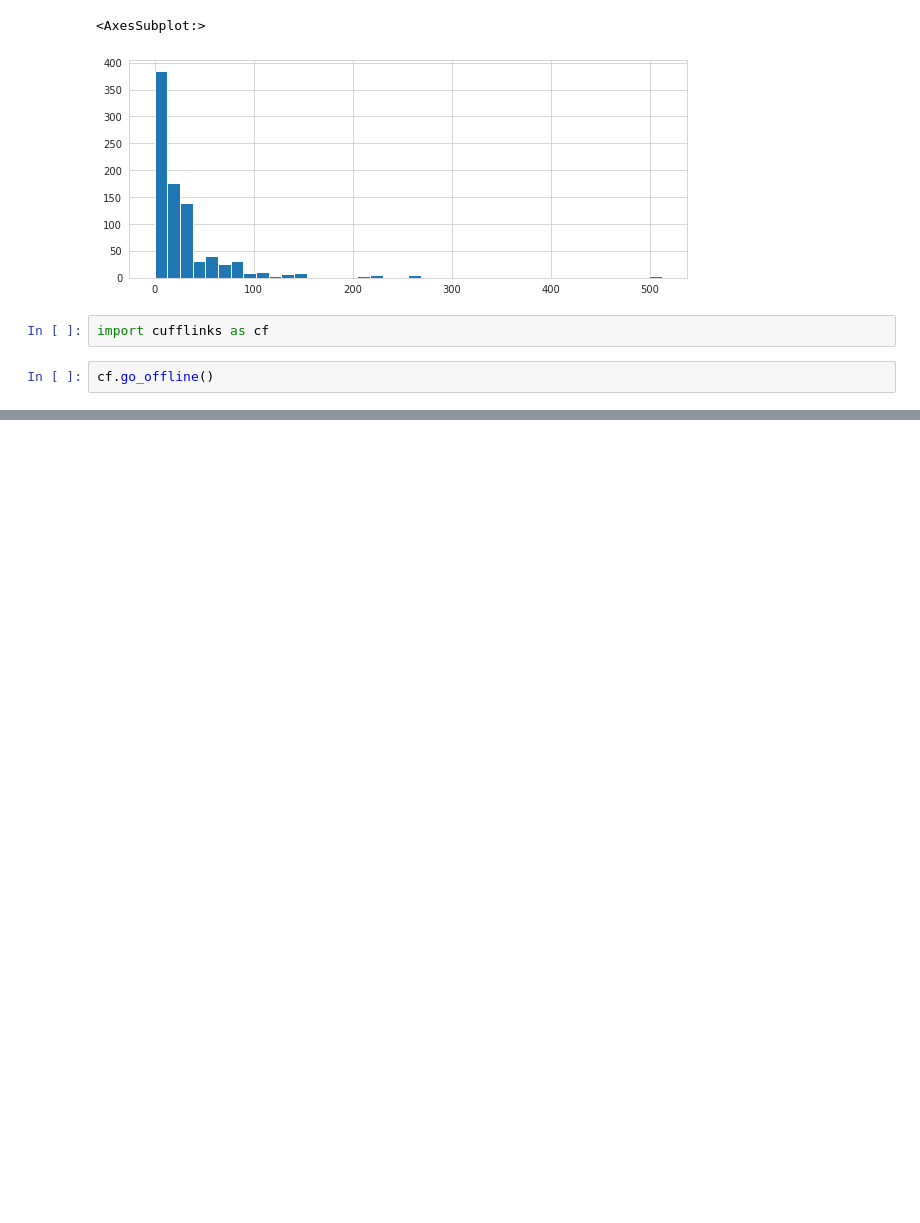
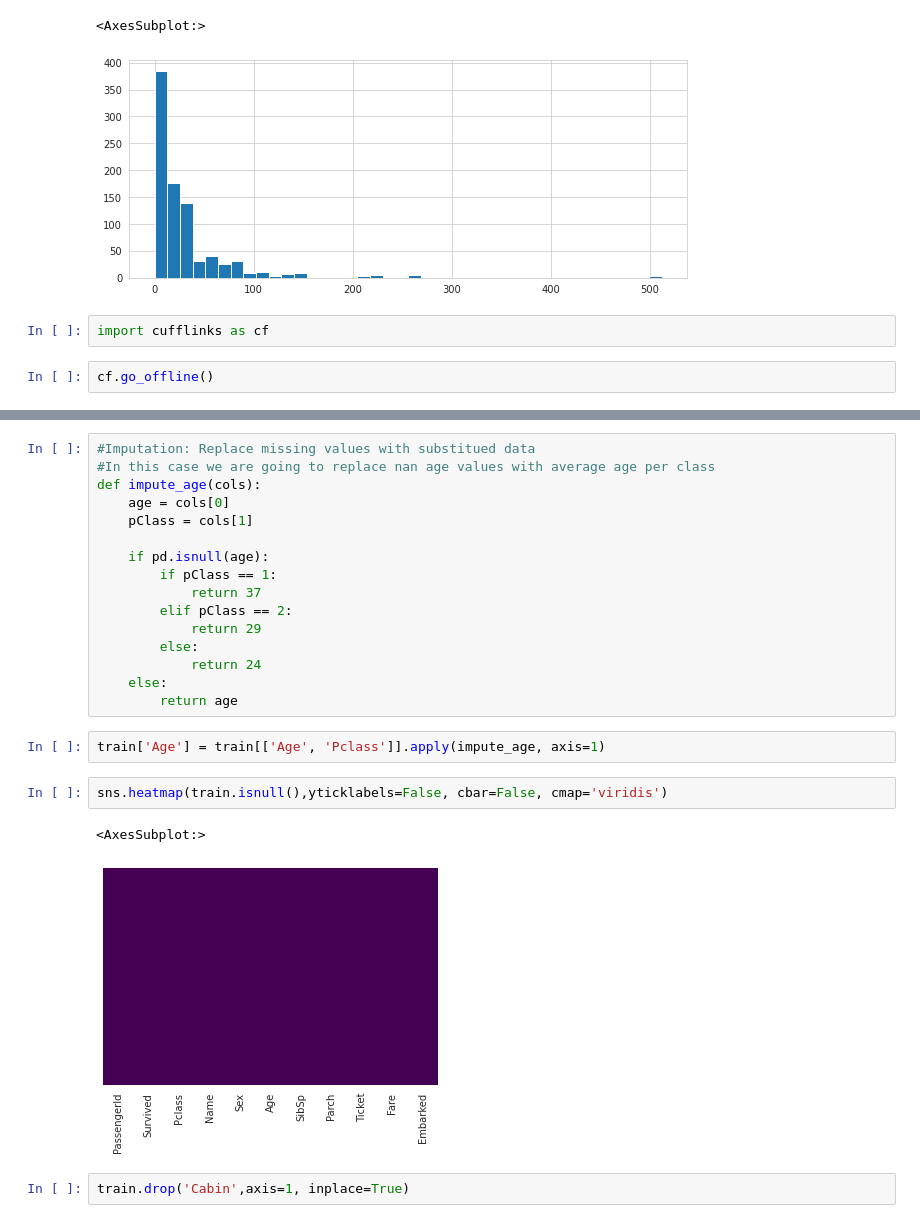
Before and after one commit to eap-23/python_for_data_science, a Jupyter notebook: My_Notes/Section11_LogisticRegression/Logistic Regression.ipynb, the cells around one changed output, grey strips where cells are left out. Cells and saved outputs as stored; diff of their text form; blank space fills up the shorter version.

```diff
--- a/My_Notes/Section11_LogisticRegression/Logistic Regression.ipynb
+++ b/My_Notes/Section11_LogisticRegression/Logistic Regression.ipynb
@@ -108,0 +117,25 @@ train['Fare'].iplot(kind='hist', bins=30)
+# %%
+#Imputation: Replace missing values with substitued data
+#In this case we are going to replace nan age values with average age per class
+def impute_age(cols):
+    age = cols[0]
+    pClass = cols[1]
+
+    if pd.isnull(age):
+        if pClass == 1:
+            return 37
+        elif pClass == 2:
+            return 29
+        else:
+            return 24
+    else:
+        return age
+# %%
+train['Age'] = train[['Age', 'Pclass']].apply(impute_age, axis=1)
+# %%
+sns.heatmap(train.isnull(),yticklabels=False, cbar=False, cmap='viridis')
+# %% [output]
+<AxesSubplot:>
+[figure, added]
+# %%
+train.drop('Cabin',axis=1, inplace=True)
```
Also changed, not shown: parts of 13 cells of this notebook.
